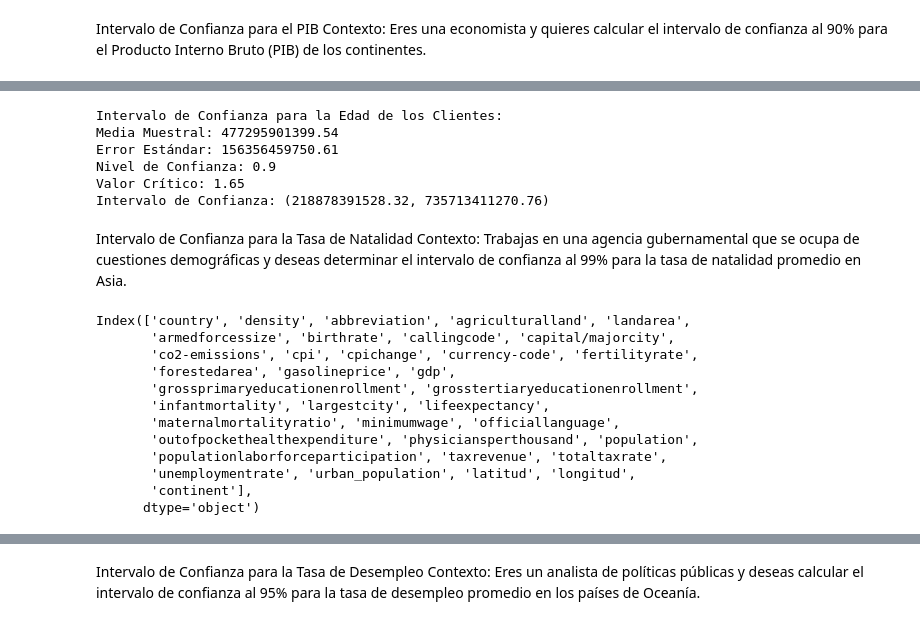
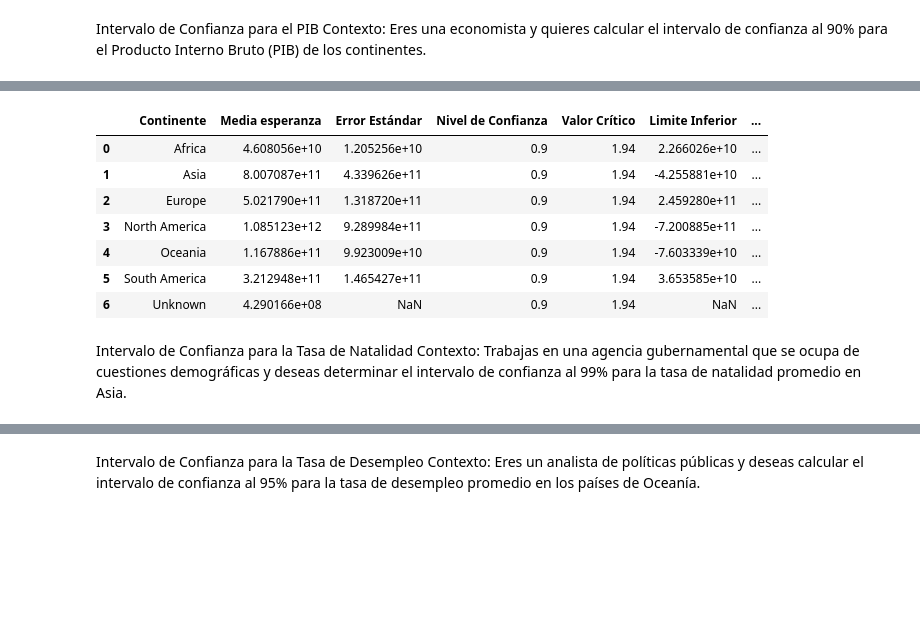
Before and after one commit to Adalab/Promo-F-da-modulo3-sprint2-pairprogramming_Lucia_Eli, a Jupyter notebook: Pair_inferencial.ipynb, the cells around one changed output, grey strips where cells are left out. Drawn from its saved outputs; the diff is of its cells as text; code cells hidden in the pictures; blank space fills up the shorter version.

```diff
--- a/Pair_inferencial.ipynb
+++ b/Pair_inferencial.ipynb
@@ -151,53 +151,53 @@ Index(['country', 'density', 'abbreviation', 'agriculturalland', 'landarea',
 # %%
 
 # Calcular la media y el error estándar de la muestra
-media_gdp = df_inferencial["gdp"].mean()
-error_gdp = stats.sem(df_inferencial["gdp"],nan_policy='omit')
+media_PIB = df_inferencial.groupby("continent")["gdp"].mean()
+error_PIB = df_inferencial.groupby("continent")["gdp"].apply(lambda x: stats.sem(x, nan_policy='omit'))
+# si calcular el error std es stats.sem(df_ejercicios["lifeexpectancy"])la lambda hace que se calcule para x.
+# el argumento nan_policy='omit' se utiliza para manejar los valores NaN (Not a Number)
+# en el conjunto de datos, omitiéndolos durante el cálculo.
 
-# Definir el nivel de confianza (90% en este caso)
-nivel_confianza_gdp = 0.90
+nivel_confianza_PIB = 0.90
 
 # calculamos los grados de libertad de la muestra. Recordad que debemos restar el total de datos que tenemos -1.
-grados_libertad_gdp = len(df_inferencial["gdp"]) - 1
+grados_libertad_PIB = len(df_inferencial.groupby("continent")["gdp"]) - 1
 
 # Calcular el valor crítico (utilizando la distribución t de Student)
-valor_critico_gdp = stats.t.ppf((1 + nivel_confianza_gdp) / 2, df=grados_libertad_gdp)
+valor_critico_PIB = stats.t.ppf((1 + nivel_confianza_PIB) / 2, df=grados_libertad_PIB)
 
 # Calcular el intervalo de confianza
-limite_inferior_gdp = media_gdp - valor_critico_gdp * error_gdp
-limite_superior_gdp = media_gdp + valor_critico_gdp * error_gdp
+limite_inferior_PIB = media_PIB - valor_critico_PIB * error_PIB
+limite_superior_PIB = media_PIB + valor_critico_PIB * error_PIB
 
-print("Intervalo de Confianza para la Edad de los Clientes:")
-print(f"Media Muestral: {np.round(media_gdp, 2)}")
-print(f"Error Estándar: {np.round(error_gdp, 2)}")
-print(f"Nivel de Confianza: {nivel_confianza_gdp}")
-print(f"Valor Crítico: {np.round(valor_critico_gdp, 2)}")
-print(f"Intervalo de Confianza: ({np.round(limite_inferior_gdp, 2)}, {np.round(limite_superior_gdp, 2)})")
+df_intervalo_confianza_PIB = pd.DataFrame({
+    'Continente': media_PIB.index,
+    'Media esperanza': np.round(media_PIB, 2),
+    'Error Estándar': np.round(error_PIB, 2),
+    'Nivel de Confianza': nivel_confianza_PIB,
+    'Valor Crítico': np.round(valor_critico_PIB, 2),
+    'Limite Inferior': np.round(limite_inferior_PIB, 2),
+    'Limite Superior': np.round(limite_superior_PIB, 2)})
+
+# para poder crear una columna como intervalo de confianza que contenga los límites inferior y superior:
+
+df_intervalo_confianza_PIB['Intervalo de Confianza'] = df_intervalo_confianza_PIB['Limite Inferior'].astype(str) + '-' + df_intervalo_confianza_PIB['Limite Superior'].astype(str)
+
+
+df_intervalo_confianza_PIB.reset_index(drop=True, inplace=True)
+
+display(df_intervalo_confianza_PIB)
 # %% [output]
-Intervalo de Confianza para la Edad de los Clientes:
-Media Muestral: 477295901399.54
-Error Estándar: 156356459750.61
-Nivel de Confianza: 0.9
-Valor Crítico: 1.65
-Intervalo de Confianza: (218878391528.32, 735713411270.76)
+|  | Continente | Media esperanza | Error Estándar | Nivel de Confianza | Valor Crítico | Limite Inferior | ... |
+| 0 | Africa | 4.608056e+10 | 1.205256e+10 | 0.9 | 1.94 | 2.266026e+10 | ... |
+| 1 | Asia | 8.007087e+11 | 4.339626e+11 | 0.9 | 1.94 | -4.255881e+10 | ... |
+| 2 | Europe | 5.021790e+11 | 1.318720e+11 | 0.9 | 1.94 | 2.459280e+11 | ... |
+| 3 | North America | 1.085123e+12 | 9.289984e+11 | 0.9 | 1.94 | -7.200885e+11 | ... |
+| 4 | Oceania | 1.167886e+11 | 9.923009e+10 | 0.9 | 1.94 | -7.603339e+10 | ... |
+| 5 | South America | 3.212948e+11 | 1.465427e+11 | 0.9 | 1.94 | 3.653585e+10 | ... |
+| 6 | Unknown | 4.290166e+08 | NaN | 0.9 | 1.94 | NaN | ... |
 # %% [markdown]
 Intervalo de Confianza para la Tasa de Natalidad
 Contexto: Trabajas en una agencia gubernamental que se ocupa de cuestiones demográficas y deseas determinar el intervalo de confianza al 99% para la tasa de natalidad promedio en Asia.
-# %%
-df_inferencial.columns
-# %% [output]
-Index(['country', 'density', 'abbreviation', 'agriculturalland', 'landarea',
-       'armedforcessize', 'birthrate', 'callingcode', 'capital/majorcity',
-       'co2-emissions', 'cpi', 'cpichange', 'currency-code', 'fertilityrate',
-       'forestedarea', 'gasolineprice', 'gdp',
-       'grossprimaryeducationenrollment', 'grosstertiaryeducationenrollment',
-       'infantmortality', 'largestcity', 'lifeexpectancy',
-       'maternalmortalityratio', 'minimumwage', 'officiallanguage',
-       'outofpockethealthexpenditure', 'physiciansperthousand', 'population',
-       'populationlaborforceparticipation', 'taxrevenue', 'totaltaxrate',
-       'unemploymentrate', 'urban_population', 'latitud', 'longitud',
-       'continent'],
-      dtype='object')
 # %%
 media_natalidad = df_inferencial.groupby("continent")["birthrate"].mean()
 error_natalidad = df_inferencial.groupby("continent")["birthrate"].apply(lambda x: stats.sem(x, nan_policy='omit'))
```
Also changed, not shown: parts of 10 cells of this notebook.
